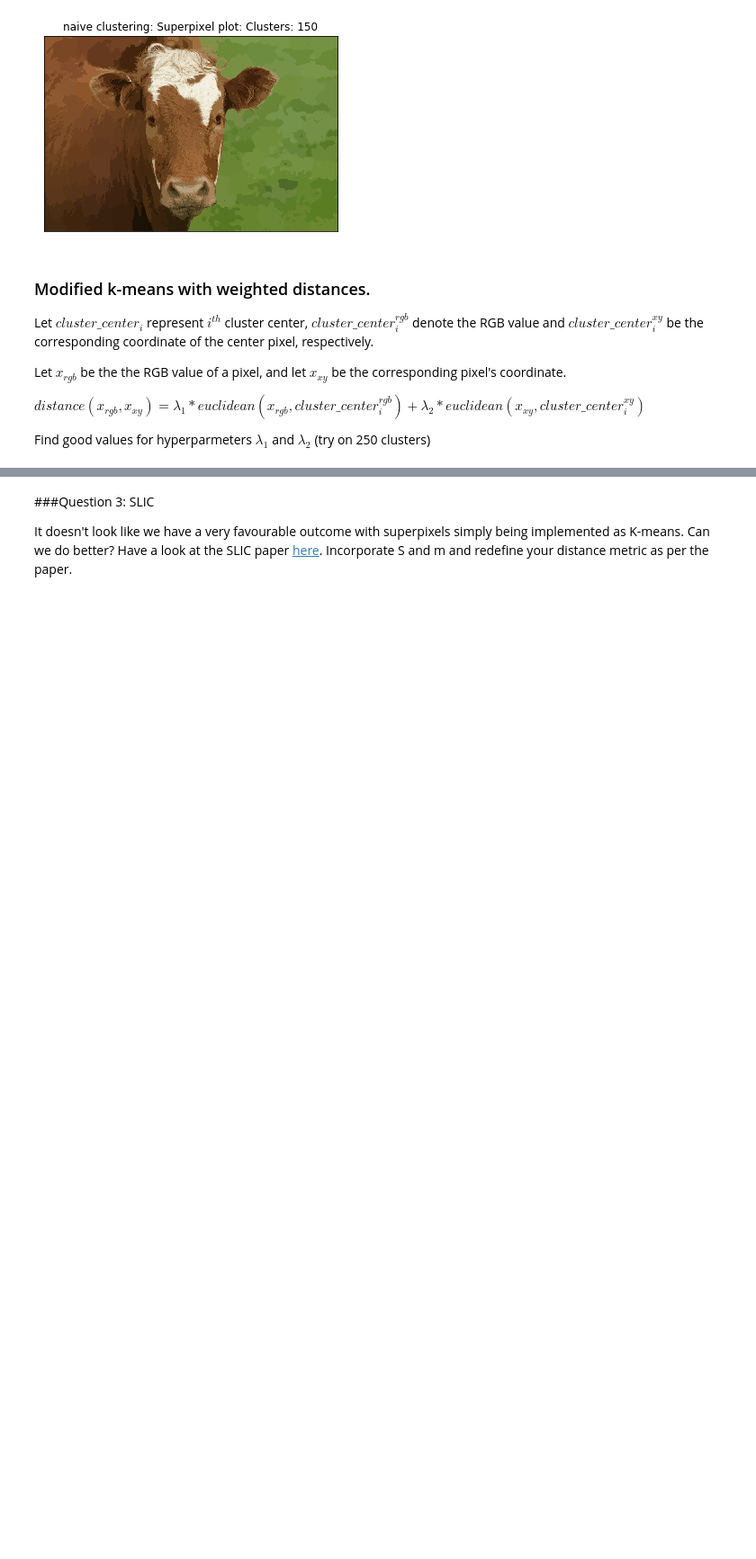
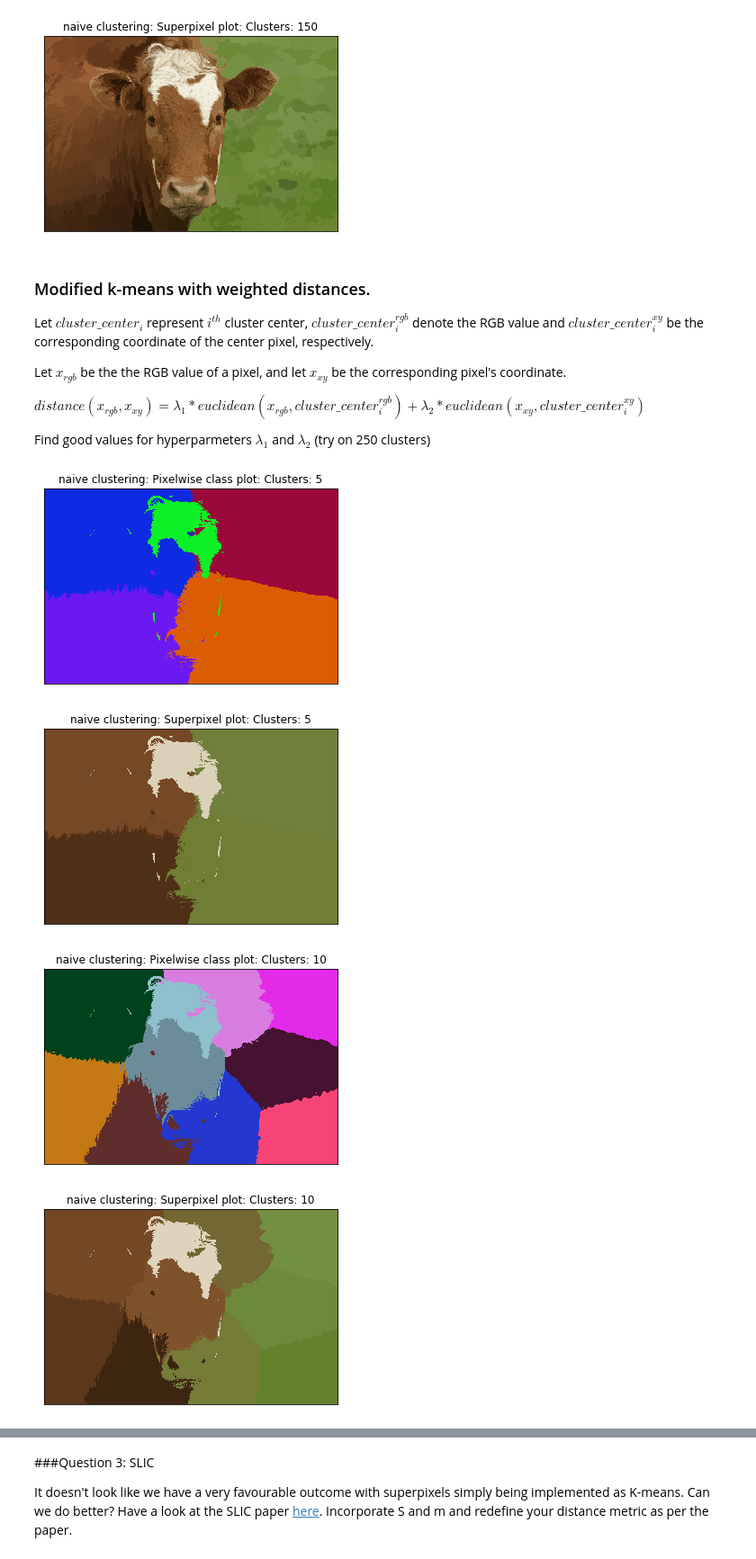
Before and after one commit to bshantam97/SLIC-Simple-Linear-Iterative-Clustering-, a Jupyter notebook: Copy_of_Homework_1_Superpixels.ipynb, the cells around one changed output, grey strips where cells are left out. Shown at 90% size. Drawn from its saved outputs; the diff is of its cells as text; code cells hidden in the pictures; blank space fills up the shorter version.

Commit message:
Implemented Modified KMeans with weighted distances

```diff
--- a/Copy_of_Homework_1_Superpixels.ipynb
+++ b/Copy_of_Homework_1_Superpixels.ipynb
@@ -258,16 +308,28 @@ Find good values for hyperparmeters $\lambda_1$ and $\lambda_2$ (try on 250 clus
 # %%
 #TODO: clustering r,b,g,x,y values with lambdas and display outputs
 def cluster_rgbxy(im,k, lambda_1, lambda_2):
     """
     Given image im and asked for k clusters, return nXm size 2D array
     segmap[0,0] is the class of pixel im[0,0,:]
     """
+    x_coord, y_coord = np.meshgrid(np.linspace(0, im.shape[0]-1, num = im.shape[0], dtype = int),
+                                   np.linspace(0, im.shape[1]-1, num = im.shape[1], dtype = int),
+                                   indexing = 'ij')
+    # Concatenate depth wise
+    image = np.stack((im[:,:,0],im[:,:,1], im[:,:,2], x_coord, y_coord), axis = 2)
 
-    # Create the 5D RGBXY space
-    x_coord, y_coord = np.meshgrid(np.linspace(0, im.shape[1]-1, num = im.shape[1], dtype = int),
-                                   np.linspace(0, im.shape[2]-1, num = im.shape[2], dtype = int))
-    # Concatenate depth wise
-    image = np.stack((im[0],im[1], im[2], x_coord, y_coord), axis = 0)
+    segmap = ModifiedKmeans(image, k,  lambda_1, lambda_2, max_iters=1000, channels = 5)
+    segmap = np.array(segmap).reshape(im.shape[0], im.shape[1])
 
     #assert 1==2,"NOT IMPLEMENTED"
     return segmap
+
+for k in [5,10,25,50,150,250]:
+    clusters = cluster_rgbxy(im,k, lambda_1 = 40, lambda_2 = 80)
+    _ = rgb_segment(clusters,n = k, title =  "naive clustering: Pixelwise class plot: Clusters: " + str(k),legend = False)
+    superpixel_plot(im,clusters,title =  "naive clustering: Superpixel plot: Clusters: "+ str(k))
+# %% [output]
+[figure, added]
+[figure, added]
+[figure, added]
+[figure, added]
```
Also changed, not shown: parts of 5 cells of this notebook.
